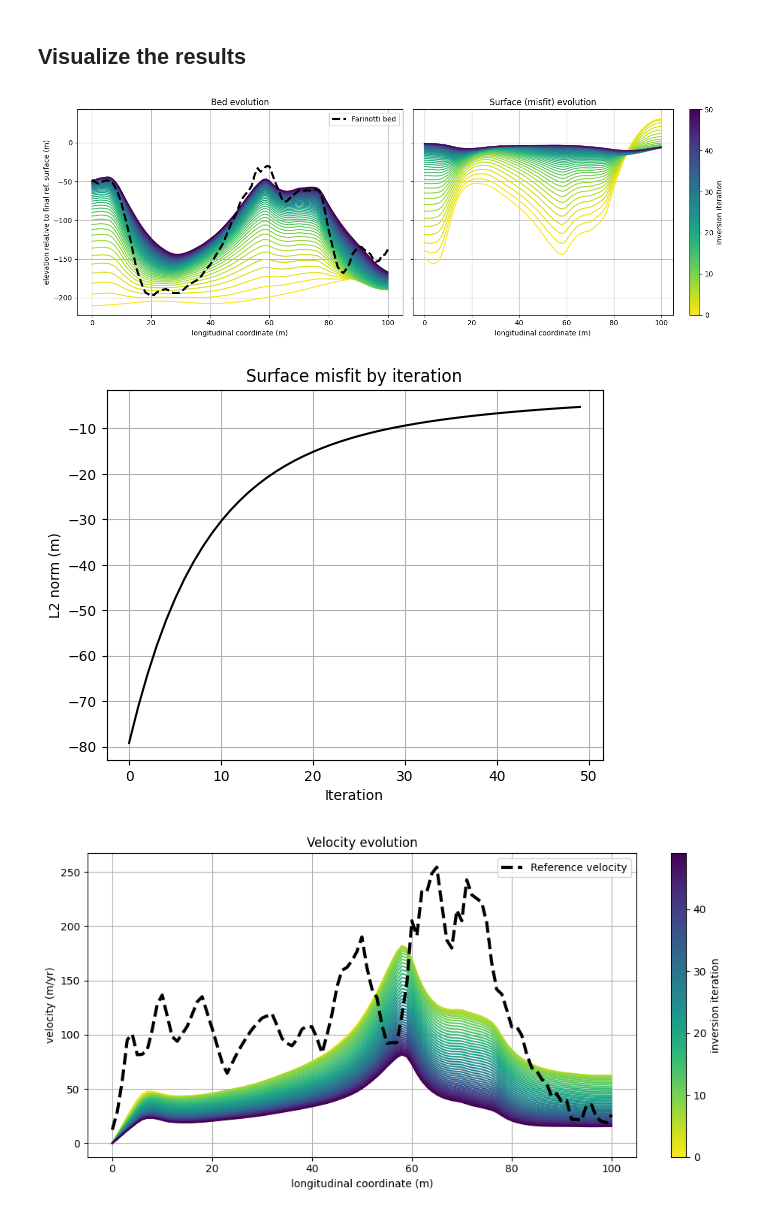
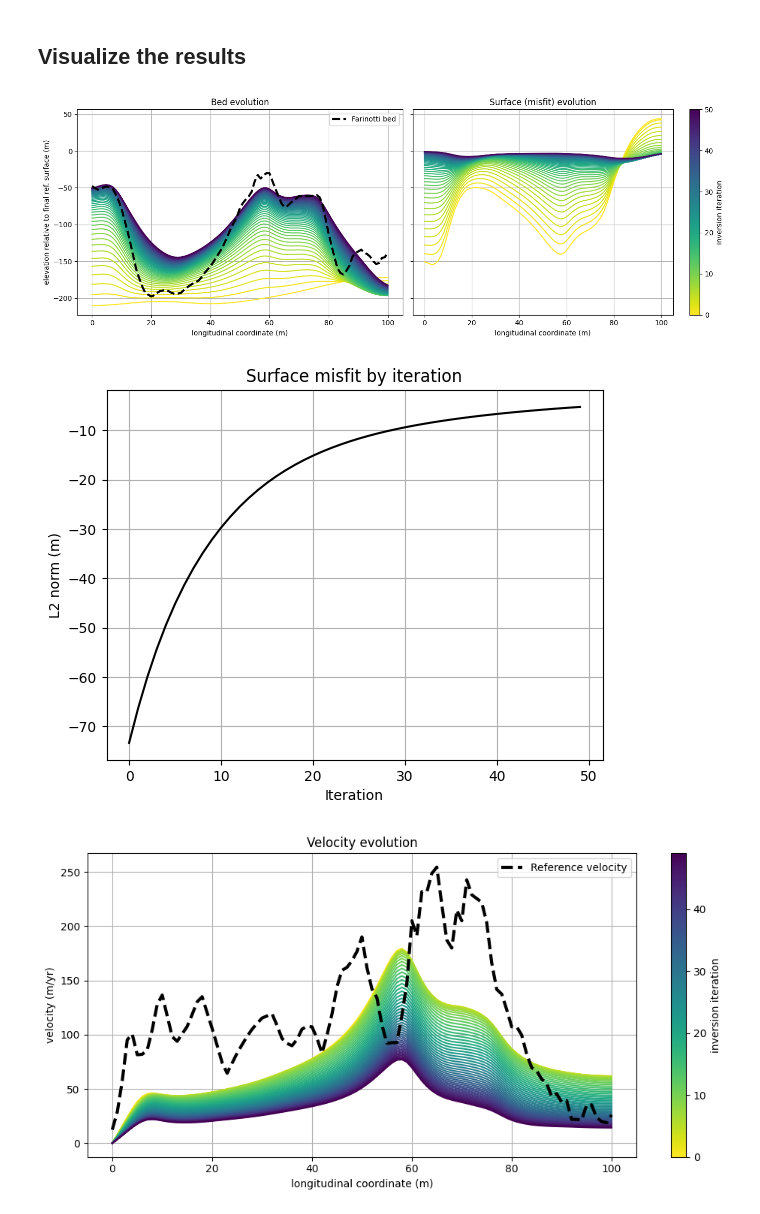
Before and after one commit to chrismiele/glimmer, a Jupyter notebook: 1D_modelling/SIA_inversion_unsteady.ipynb, the cells around one changed output. Saved outputs shown, nothing was run; the diff lists cells and outputs as text; code cells hidden in the pictures.

```diff
--- a/1D_modelling/SIA_inversion_unsteady.ipynb
+++ b/1D_modelling/SIA_inversion_unsteady.ipynb
@@ -76,26 +76,23 @@ n_cells = 100
 mesh = centerline_mesh(rgiid = rgiid_7, centerline_path = centerline_path, outline_path = outline_path, n_cells = n_cells, extra_length = 0)
 mesh = crop_mesh(mesh = mesh, data_path = dem_path) #for cases where the DEM doesn't cover the entire flowline
 X = mesh.X
-cell_size = mesh.glacier_length/n_cells
+cell_size = mesh.length/n_cells
 print('cell size = ', cell_size, 'metres')
-smoothing_params = {'window': mesh.glacier_length/4, 'mesh': mesh}
+smoothing_params = {'window': mesh.length/4, 'mesh': mesh}
 
-thickness = map_to_mesh(mesh = mesh, data_path = thickness_path, ice_free_value = 0)
-dem = map_to_mesh(mesh = mesh, data_path = dem_path, ice_free_value = 0)
-bed_val = dem.last_nonzero_value - thickness.last_nonzero_value #obtain the bed value at the last on-glacier location
-dem = map_to_mesh(mesh = mesh, data_path = dem_path, ice_free_value = bed_val) #and use it to refine the final on-glacier dem value
-
-# smb = map_to_mesh(mesh = mesh, data_path = smb_path, key_value = ' altitude', key_dataset = dem.data, data_value = 'ave_mb')
+thickness = map_to_mesh(mesh = mesh, data_path = thickness_path)
+dem = map_to_mesh(mesh = mesh, data_path = dem_path)
 
 try:
-    velocity = map_to_mesh(mesh = mesh, data_path = velocity_path, ice_free_value = 0)
+    velocity = map_to_mesh(mesh = mesh, data_path = velocity_path)
 except:
     pass
 
-dH_dt = map_to_mesh(mesh = mesh, data_path = dhdt_path, ice_free_value = 0)
-dHdt_smoothed = smooth_function(function = dH_dt.data, **smoothing_params)
-mean_dHdt  = float(assemble(dH_dt.data*dx)/mesh.glacier_length)
+dH_dt = map_to_mesh(mesh = mesh, data_path = dhdt_path)
+dHdt_smoothed = smooth_function(function = dH_dt, **smoothing_params)
+dem = smooth_function(function = dem, window = 3*cell_size, mesh = mesh)
+mean_dHdt  = float(assemble(dH_dt*dx)/mesh.length)
 
-Q = dem.data.function_space()
+Q = dem.function_space()
 print('mean thinning rate:', mean_dHdt, 'meters per year')
 # %% [output]
@@ -125,13 +120,13 @@ num_timesteps = int((end_year - start_year)/Δt)
 # %% [markdown]
 ## Initialize reference surfaces
 # %%
-s_1 = dem.data.copy(deepcopy = True)
+s_1 = dem.copy(deepcopy = True)
 s_1.year = dem_year
 
 s_0 = Function(Q).project(s_1 - dHdt_smoothed*(dem_year - start_year))
 s_0.year = start_year
 
-s_2 = Function(Q).project(dem.data + dHdt_smoothed*(end_year - dem_year))
+s_2 = Function(Q).project(dem + dHdt_smoothed*(end_year - dem_year))
 s_2.year = end_year
 
 u = Function(Q).project(Constant(0))
@@ -142,12 +137,13 @@ SMB data consist of single glacier-averaged values at each timestep. The inversi
 # %%
 df = pd.read_csv(smb_path)
 row = df.loc[df["RGIId"] == f'RGI60-{rgiid_6}']
+x_t = mesh.length
 
-dem_adjusted = Function(Q).project(dem.data - dem.last_nonzero_value) #shift DEM so that the glacier front is at 0
+dem_adjusted = Function(Q).project(dem - dem.at(x_t, tolerance = 1e-10)) #shift DEM so that the glacier front is at 0
 lapse_rate = 0.003 #obtained by trial and error
 
 smb_expr = lapse_rate*dem_adjusted #SMB is of the form smb = a*elevation + b, where a is the lapse rate and b is to be determined
-temp_mean = assemble(smb_expr*dx)/mesh.glacier_length #the spatial mean of the expression smb = a*elevation + 0, which will need correcting
+temp_mean = assemble(smb_expr*dx)/mesh.length #the spatial mean of the expression smb = a*elevation + 0, which will need correcting
 
 smb_dict = {} #list of glacier-wide specific SMB values (one per year)
 for step in range(num_timesteps):
@@ -193,7 +189,7 @@ inversion = solve_bed(K = 0.1, num_iterations = 50, thickness_guess = firedrake.
 s_ref = inversion.s_ref
 s_ref_array = np.array(s_ref.at(X, tolerance=1e-10))
 
-farinotti_bed = firedrake.Function(Q).project(dem.data - thickness.data)
+farinotti_bed = firedrake.Function(Q).project(dem - thickness)
 farinotti_bed_relative = farinotti_bed.at(X, tolerance=1e-10) - s_ref_array
 
 # Outputs from the function
@@ -204,34 +200,34 @@ N = len(bed_evolution)
 cmap = plt.get_cmap('viridis_r')
 norm = Normalize(vmin=0, vmax=N - 1)
 
 fig, axes = plt.subplots(1, 2, figsize=(14, 5), sharey=True)
 
 # Left: Bed evolution
 for i, entry in enumerate(bed_evolution):
     axes[0].plot(entry - s_ref_array, color=cmap(norm(i)))
 axes[0].plot(farinotti_bed_relative, color='k', linestyle='dashed', linewidth=3, label='Farinotti bed')
 axes[0].set_title('Bed evolution')
 axes[0].set_xlabel('longitudinal coordinate (m)')
 axes[0].set_ylabel('elevation relative to final ref. surface (m)')
 # axes[0].set_ylim(-400, 50)
 axes[0].legend()
 axes[0].grid()
 
 # Right: Surface evolution
 for i, entry in enumerate(surface_evolution):
     axes[1].plot(entry - s_ref_array, color=cmap(norm(i)))
 axes[1].set_title('Surface (misfit) evolution')
 axes[1].set_xlabel('longitudinal coordinate (m)')
 axes[1].grid()
 
 # Colorbar
 sm = ScalarMappable(norm=norm, cmap=cmap)
 fig.colorbar(sm, ax=axes[1], orientation='vertical', label='inversion iteration')
 
 plt.tight_layout()
 plt.show()
 # %% [output]
-[figure, old version]
+[figure, new version]
 # %%
 plt.figure()
 plt.title('Surface misfit by iteration')
@@ -242,7 +238,7 @@ plt.grid(True, which='both')
 # plt.ylim(0, 17500)  # Uncomment if you want the y-axis to start at 0
 plt.show()
 # %% [output]
-[figure, old version]
+[figure, new version]
 # %%
 velocity_evolution = inversion.velocity_evolution
 N = len(velocity_evolution)
@@ -257,7 +253,7 @@ for i, v_iter in enumerate(velocity_evolution):
 
 # Reference velocity (already precomputed on X)
 try:
-    velocity_ref = velocity.data.at(X, tolerance = 1e-10)
+    velocity_ref = velocity.at(X, tolerance = 1e-10)
     ax.plot(velocity_ref, color='k', linestyle='dashed', linewidth=3, label='Reference velocity')
     ax.legend()
 except:
@@ -274,7 +270,7 @@ fig.colorbar(sm, ax=ax, label='inversion iteration')
 plt.tight_layout()
 plt.show()
 # %% [output]
-[figure, old version]
+[figure, new version]
 # %%
 surface = surface_evolution[-1]
 bed = bed_evolution[-1]
```
Also changed, not shown: parts of 3 cells of this notebook, 3 other files.
